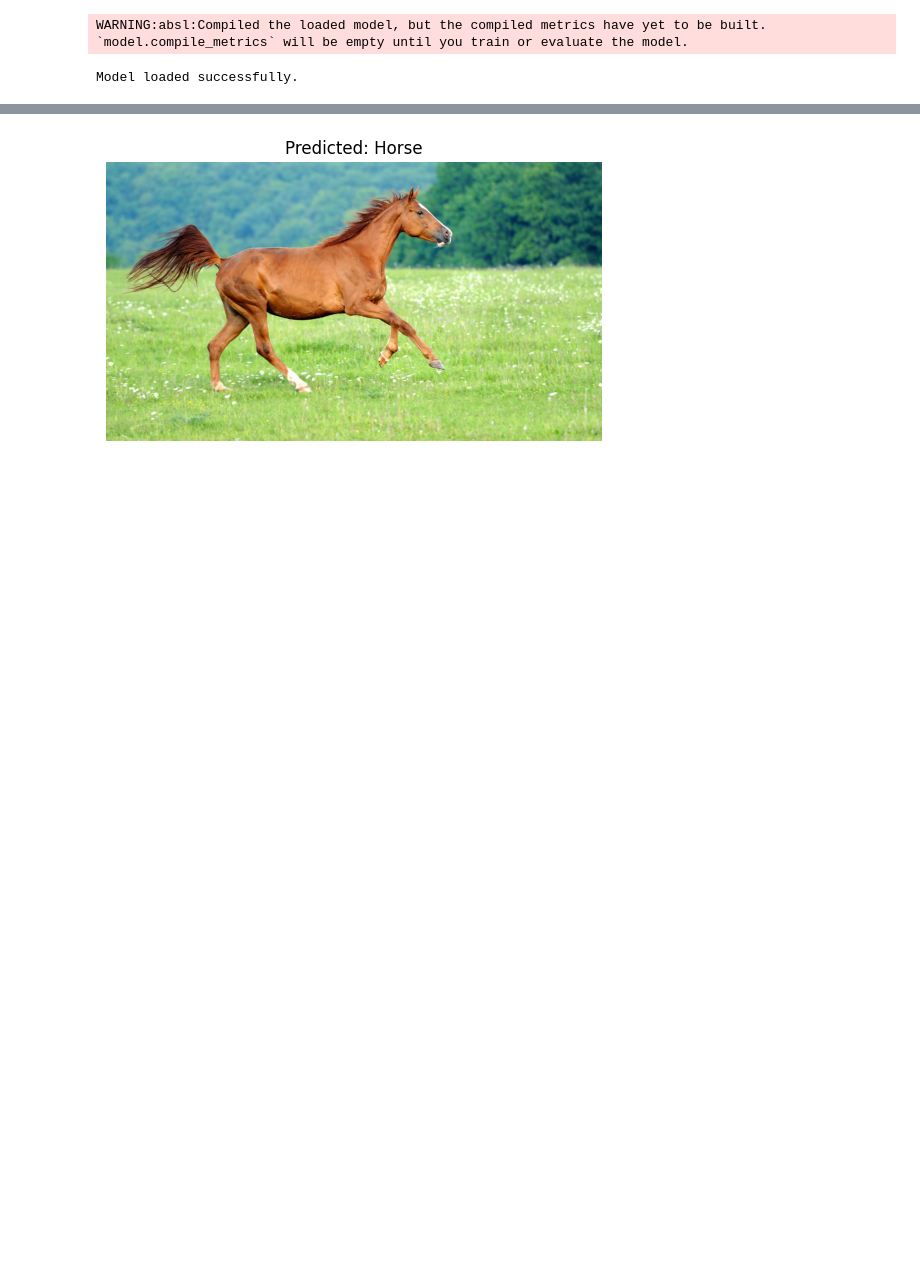
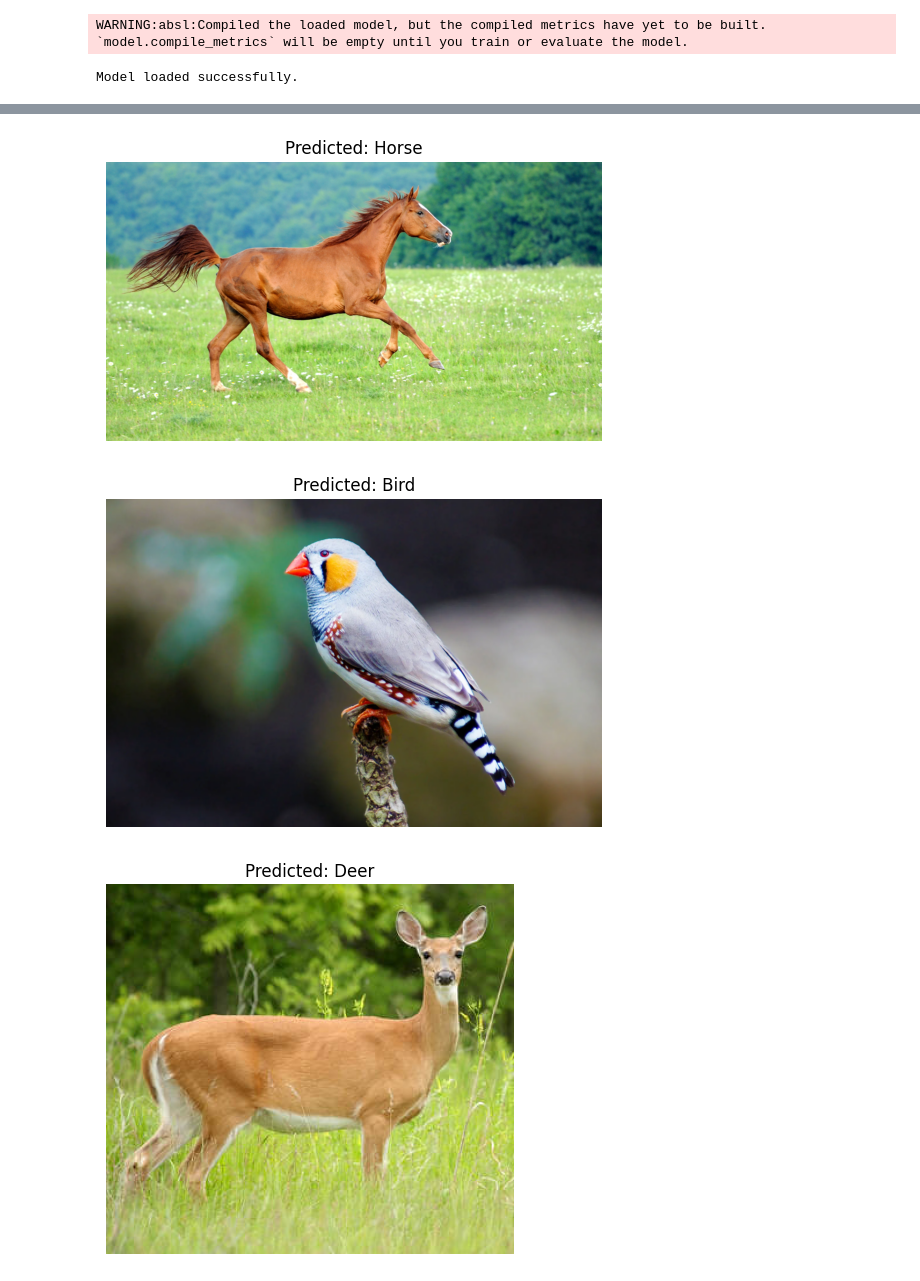
Before and after one commit to longhoag/Image-Tagging, a Jupyter notebook: Image_Tagging_CS4200.ipynb, the cells around one changed output, grey strips where cells are left out. Cells and saved outputs as stored; diff of their text form; code cells hidden in the pictures; blank space fills up the shorter version.

```diff
--- a/Image_Tagging_CS4200.ipynb
+++ b/Image_Tagging_CS4200.ipynb
@@ -214,7 +227,7 @@ class_names = ['Airplane', 'Automobile', 'Bird', 'Cat', 'Deer',
                'Dog', 'Frog', 'Horse', 'Ship', 'Truck']
 # %%
 # Load the saved model (optional, for demonstration)
-model = tf.keras.models.load_model('cifar10_cnn_model.h5')
+model = tf.keras.models.load_model('Image-Tagging/cifar10_cnn_model.h5')
 print("Model loaded successfully.")
 # %% [output]
 WARNING:absl:Compiled the loaded model, but the compiled metrics have yet to be built. `model.compile_metrics` will be empty until you train or evaluate the model.
@@ -238,7 +251,7 @@ def load_and_preprocess_image(img_path):
     return img_array
 # %%
 # Array (list) of image file names (replace with your actual image file paths)
-image_files = ['image1.jpg', 'image2.jpg', 'image3.jpg']  # Add your image file names here
+image_files = ['Image-Tagging/image1.jpg', 'Image-Tagging/image2.jpg', 'Image-Tagging/image3.jpg', 'Image-Tagging/image4.jpg', 'Image-Tagging/image5.jpg']  # Add your image file names here
 
 # Initialize a list to hold preprocessed images
 images = []
@@ -279,3 +292,5 @@ else:
 [figure]
 [figure]
 [figure]
+[figure, added]
+[figure, added]
```
Also changed, not shown: parts of 3 cells of this notebook.
